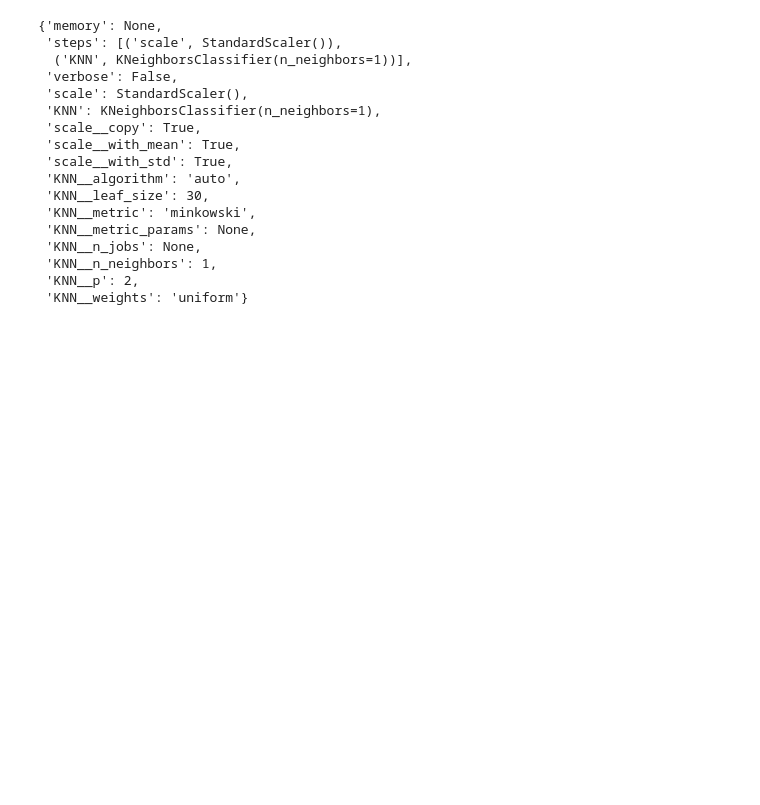
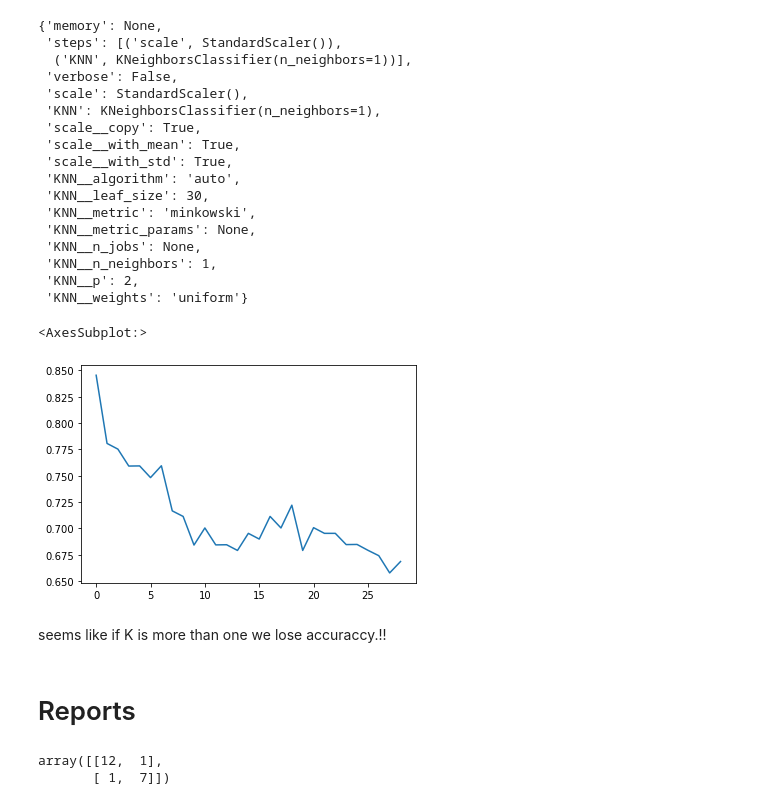
Before and after one commit to proton029/Non_linear_model_KNN, a Jupyter notebook: MinesOrRocks.ipynb, the cells around one changed output. Drawn from its saved outputs; the diff is of its cells as text; code cells hidden in the pictures; blank space fills up the shorter version.

```diff
--- a/MinesOrRocks.ipynb
+++ b/MinesOrRocks.ipynb
@@ -117,3 +117,12 @@ classifier.best_estimator_.get_params()
  'KNN__n_neighbors': 1,
  'KNN__p': 2,
  'KNN__weights': 'uniform'}
+# %%
+pd.DataFrame(classifier.cv_results_)['mean_test_score'].plot()
+# %% [output]
+<AxesSubplot:>
+[figure, added]
+# %% [markdown]
+seems like if K is more than one we lose accuraccy.!!
+# %% [markdown]
+# Reports
@@ -119,0 +133,5 @@ classifier.best_estimator_.get_params()
+# %%
+confusion_matrix(y_test,y_pred)
+# %% [output]
+array([[12,  1],
+       [ 1,  7]])
```
Also changed, not shown: parts of 3 cells of this notebook.
